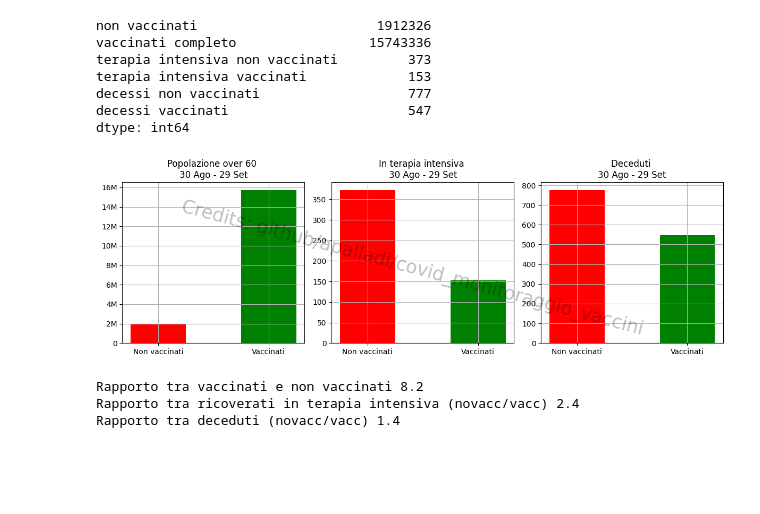
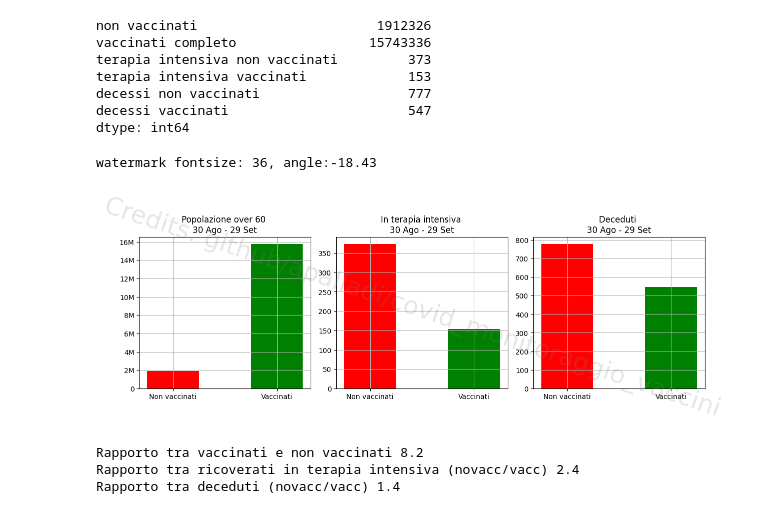
Before and after one commit to apalladi/covid_vaccini_monitoraggio, a Jupyter notebook: Notebooks/efficacia_vaccini.ipynb, the cells around one changed output. Drawn from its saved outputs; the diff is of its cells as text; code cells hidden in the pictures; blank space fills up the shorter version.

```diff
--- a/Notebooks/efficacia_vaccini.ipynb
+++ b/Notebooks/efficacia_vaccini.ipynb
@@ -54,16 +57,3 @@ df_tassi
 | 80+ | 140.561224 | 27.029172 | 57.227891 | 6.540214 | ... |
 # %% [markdown]
 ## Rappresentazione grafica dei risultati
-# %%
-def which_axe(x):
-    axes[x].set_ylabel('Ogni 100.000 persone per ciascun gruppo')
-    axes[x].set_xlabel('Fascia d\'età')
-    axes[x].legend(['Non vaccinati', 'Vaccinati'])
-    axes[x].grid()
-    for tick in axes[x].get_xticklabels():
-        tick.set_rotation(0)
-
-def add_watermark(x):
-    axes[x].text(0.5, 0.45, 'Credit: github/apalladi/covid_monitoraggio_vaccini', transform=axes[x].transAxes,
-        fontsize=10, color='grey', alpha=1,
-        ha='center', va='center', rotation=-45)
@@ -236,36 +257,36 @@ over60_array = np.array(df_over60)
 # %%
 fig = plt.figure(figsize=(12, 4))
 plt.subplot(1, 3, 1)
 plt.bar(0, over60_array[0], width=0.5, color='red')
 plt.bar(1, over60_array[1], width=0.5, color='green')
 plt.xticks([0, 1], ['Non vaccinati', 'Vaccinati'])
 plt.yticks(10**6*np.arange(0, 17, 2), ['0', '2M', '4M', '6M', '8M', '10M', '12M', '14M', '16M'])
 plt.grid()
 plt.title('Popolazione over 60 \n30 Ago - 29 Set')
 
 plt.subplot(1, 3, 2)
 plt.bar(0, over60_array[2], width=0.5, color='red')
 plt.bar(1, over60_array[3], width=0.5, color='green')
 plt.xticks([0, 1], ['Non vaccinati', 'Vaccinati'])
 plt.grid()
 plt.title('In terapia intensiva \n30 Ago - 29 Set')
 
 plt.subplot(1, 3, 3)
 plt.bar(0, over60_array[4], width=0.5, color='red')
 plt.bar(1, over60_array[5], width=0.5, color='green')
 plt.xticks([0, 1], ['Non vaccinati', 'Vaccinati'])
 plt.grid()
 plt.title('Deceduti \n30 Ago - 29 Set')
 
-fig.text(0.5, 0.45, 'Credits: github/apalladi/covid_monitoraggio_vaccini',
-        fontsize=25, color='black', alpha=0.25,
-        ha='center', va='center', rotation=-15)
+# add watermark
+add_watermark(fig)
 
 plt.tight_layout()
-plt.savefig('../risultati/focus_over60.png', dpi=300)
+plt.savefig('../risultati/focus_over60.png', dpi=300, bbox_inches="tight")
 plt.show()
 # %% [output]
+watermark fontsize: 36, angle:-18.43
-[figure, old version]
+[figure, new version]
 # %%
 ratio_vacc_novacc = round(over60_array[1]/over60_array[0], 1)
 ratio_terint = round(over60_array[2]/over60_array[3], 1)
```
Also changed, not shown: parts of 5 cells of this notebook, 10 other files.
